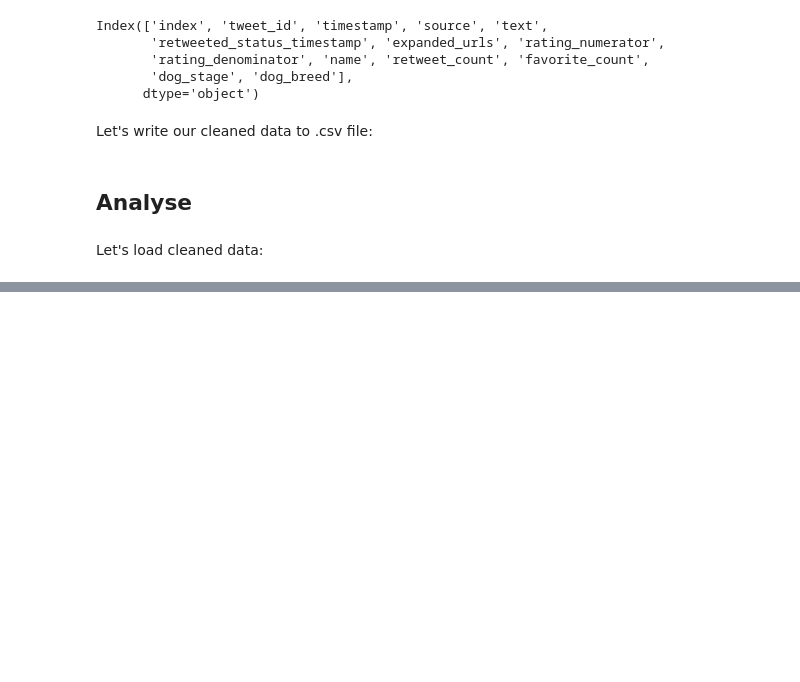
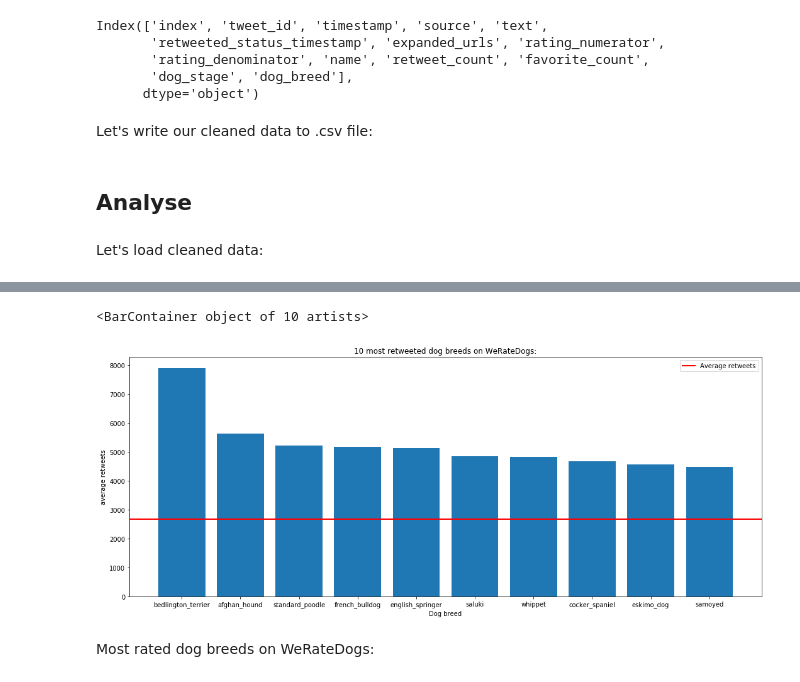
Before and after one commit to Askanio234/WeRateDogs-Tweets, a Jupyter notebook: wrangle_act.ipynb, the cells around one changed output, grey strips where cells are left out. Drawn from its saved outputs; the diff is of its cells as text; code cells hidden in the pictures; blank space fills up the shorter version.

```diff
--- a/wrangle_act.ipynb
+++ b/wrangle_act.ipynb
@@ -858,0 +871,3 @@ df.head()
+# %%
+average_retweets = df['retweet_count'].mean()
+average_retweets
@@ -858,0 +910,3 @@ df.head()
+# %%
+top_ten_retweets = df.groupby('dog_breed')['retweet_count'].mean().sort_values(ascending=False)[:10]
+top_ten_retweets
@@ -858,0 +926,12 @@ df.head()
+# %%
+fig, ax = plt.subplots(figsize=(18, 7))
+ax.set(xlabel='Dog breed', ylabel='average retweets',
+       title='10 most retweeted dog breeds on WeRateDogs:')
+ax.axhline(average_retweets, color='red', linewidth=2, label='Average retweets')
+plt.legend()
+ax.bar(top_ten_retweets.index, top_ten_retweets.values)
+# %% [output]
+<BarContainer object of 10 artists>
+[figure, added]
+# %% [markdown]
+Most rated dog breeds on WeRateDogs:
```
Also changed, not shown: parts of 32 cells of this notebook.
